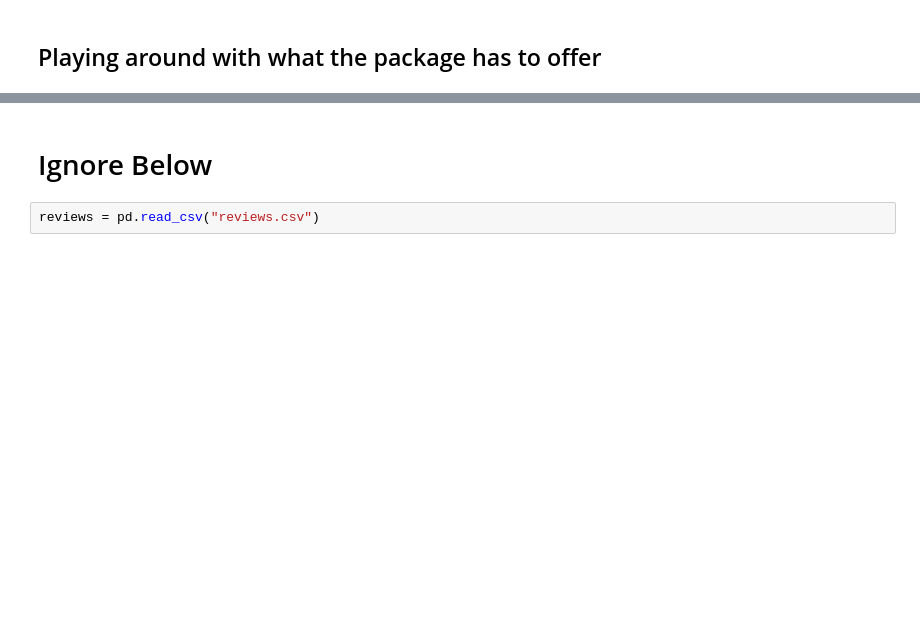
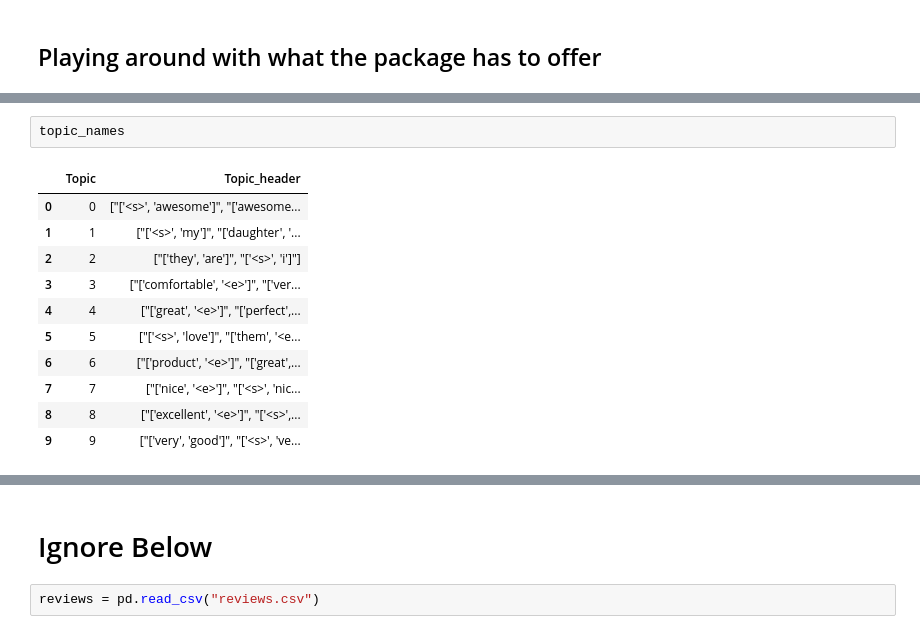
Before and after one commit to rileyrustad/amazon-scraper, a Jupyter notebook: AMZ reviews.ipynb, the cells around one changed output, grey strips where cells are left out. Cells and saved outputs as stored; diff of their text form; blank space fills up the shorter version.

```diff
--- a/AMZ reviews.ipynb
+++ b/AMZ reviews.ipynb
@@ -218,0 +785,14 @@ ldamodel.print_topics(num_topics=6, num_words=2)
+# %%
+topic_names
+# %% [output]
+|  | Topic | Topic_header |
+| 0 | 0 | ["['<s>', 'awesome']", "['awesome... |
+| 1 | 1 | ["['<s>', 'my']", "['daughter', '... |
+| 2 | 2 | ["['they', 'are']", "['<s>', 'i']"] |
+| 3 | 3 | ["['comfortable', '<e>']", "['ver... |
+| 4 | 4 | ["['great', '<e>']", "['perfect',... |
+| 5 | 5 | ["['<s>', 'love']", "['them', '<e... |
+| 6 | 6 | ["['product', '<e>']", "['great',... |
+| 7 | 7 | ["['nice', '<e>']", "['<s>', 'nic... |
+| 8 | 8 | ["['excellent', '<e>']", "['<s>',... |
+| 9 | 9 | ["['very', 'good']", "['<s>', 've... |
```
Also changed, not shown: parts of 105 cells of this notebook.
